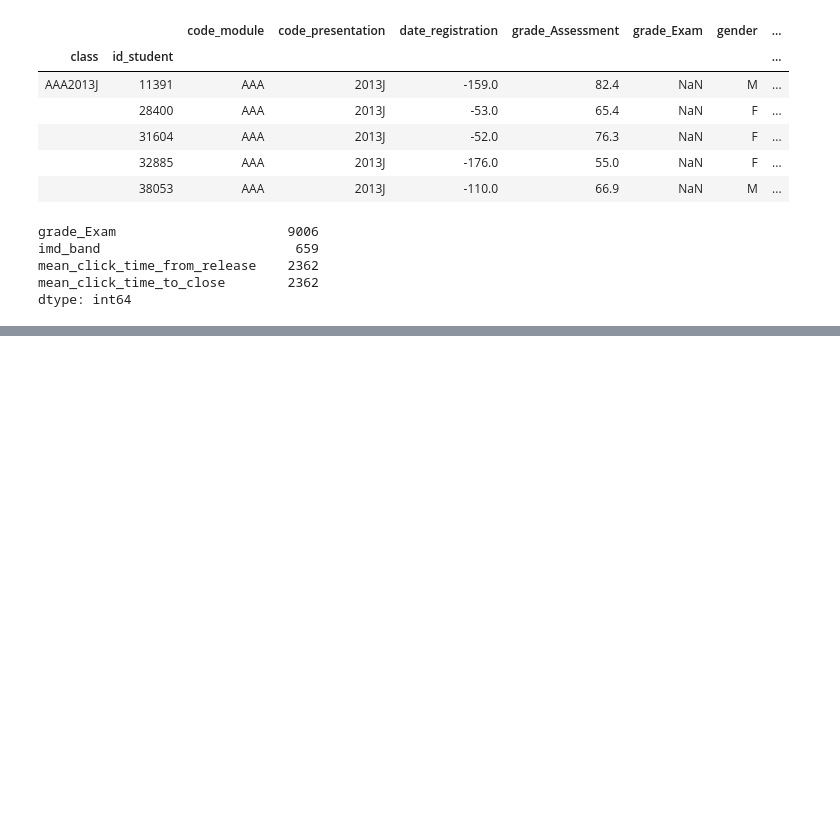
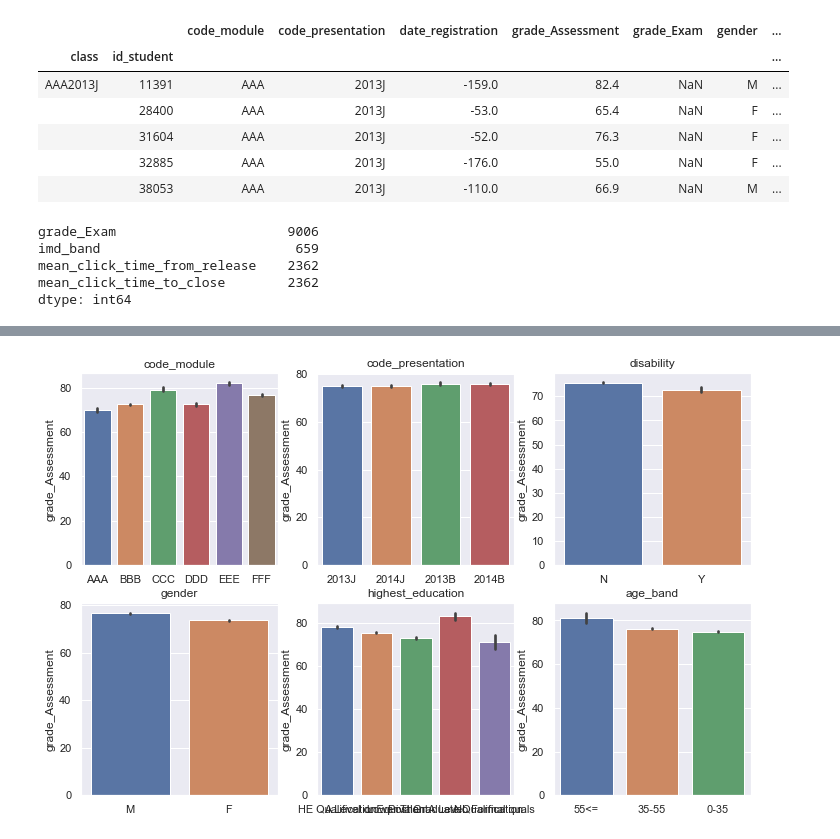
Before and after one commit to rcharan/mooc-data, a Jupyter notebook: analysis.ipynb, the cells around one changed output, grey strips where cells are left out. Drawn from its saved outputs; the diff is of its cells as text; code cells hidden in the pictures; blank space fills up the shorter version.

```diff
--- a/analysis.ipynb
+++ b/analysis.ipynb
@@ -68,0 +77,10 @@ Timer.end()
+# %%
+categorical_variables = FeaturePlot(df[X_categorical])
+# %%
+Timer.start()
+for col_name, x, ax in categorical_variables:
+    sns.barplot(x, df.grade_Assessment, ci = 95, ax = ax)
+
+categorical_variables.fig
+# %% [output]
+[figure, added]
```
Also changed, not shown: parts of 20 cells of this notebook, 1 other file.
